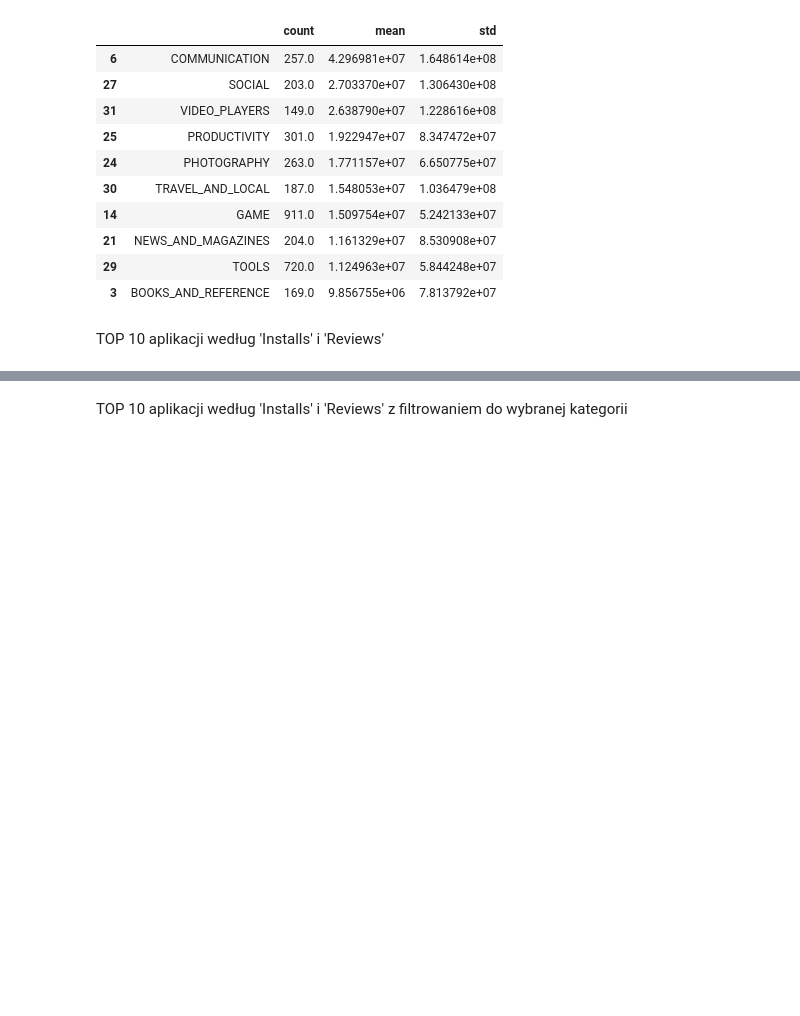
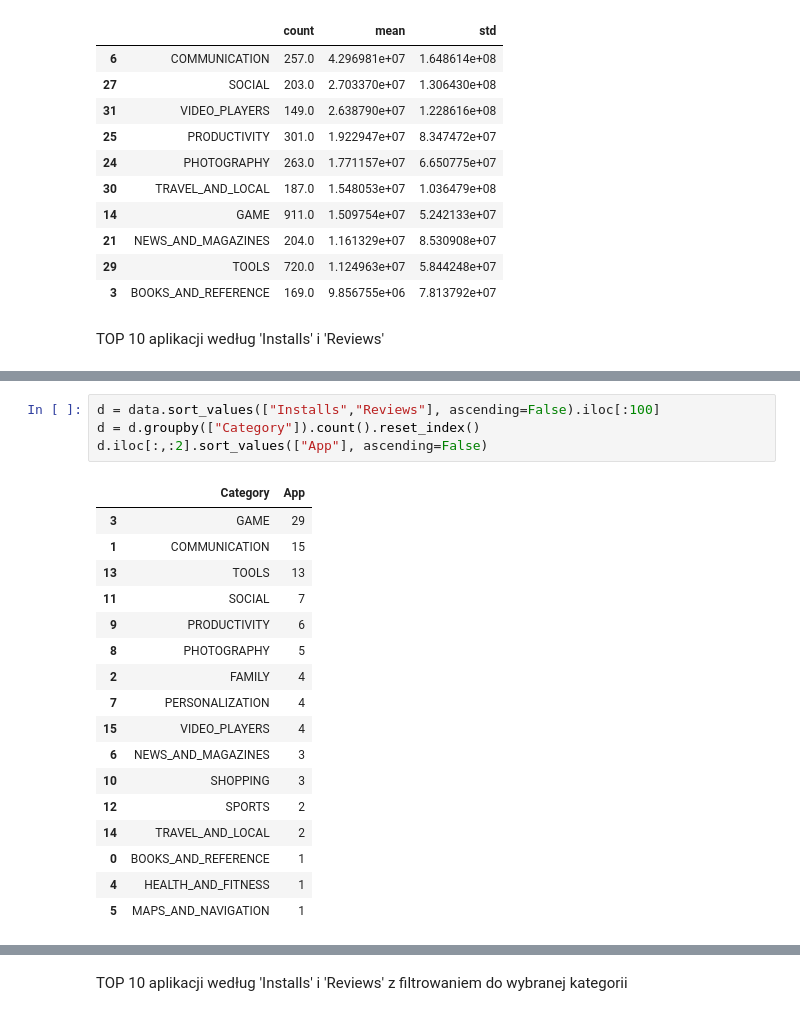
Before and after one commit to infoshareacademy/jdszr6-grupa-bez-nazwy, a Jupyter notebook: Python_project/App_store_analiza_danych.ipynb, the cells around one changed output, grey strips where cells are left out. Saved outputs shown, nothing was run; the diff lists cells and outputs as text; blank space fills up the shorter version.

```diff
--- a/Python_project/App_store_analiza_danych.ipynb
+++ b/Python_project/App_store_analiza_danych.ipynb
@@ -132 +145,23 @@ TOP 10 aplikacji według 'Installs' i 'Reviews'
+# %%
+d = data.sort_values(["Installs","Reviews"], ascending=False).iloc[:100]
+d = d.groupby(["Category"]).count().reset_index()
+d.iloc[:,:2].sort_values(["App"], ascending=False)
+# %% [output]
+|  | Category | App |
+| 3 | GAME | 29 |
+| 1 | COMMUNICATION | 15 |
+| 13 | TOOLS | 13 |
+| 11 | SOCIAL | 7 |
+| 9 | PRODUCTIVITY | 6 |
+| 8 | PHOTOGRAPHY | 5 |
+| 2 | FAMILY | 4 |
+| 7 | PERSONALIZATION | 4 |
+| 15 | VIDEO_PLAYERS | 4 |
+| 6 | NEWS_AND_MAGAZINES | 3 |
+| 10 | SHOPPING | 3 |
+| 12 | SPORTS | 2 |
+| 14 | TRAVEL_AND_LOCAL | 2 |
+| 0 | BOOKS_AND_REFERENCE | 1 |
+| 4 | HEALTH_AND_FITNESS | 1 |
+| 5 | MAPS_AND_NAVIGATION | 1 |
 # %%
```
Also changed, not shown: parts of 7 cells of this notebook.
